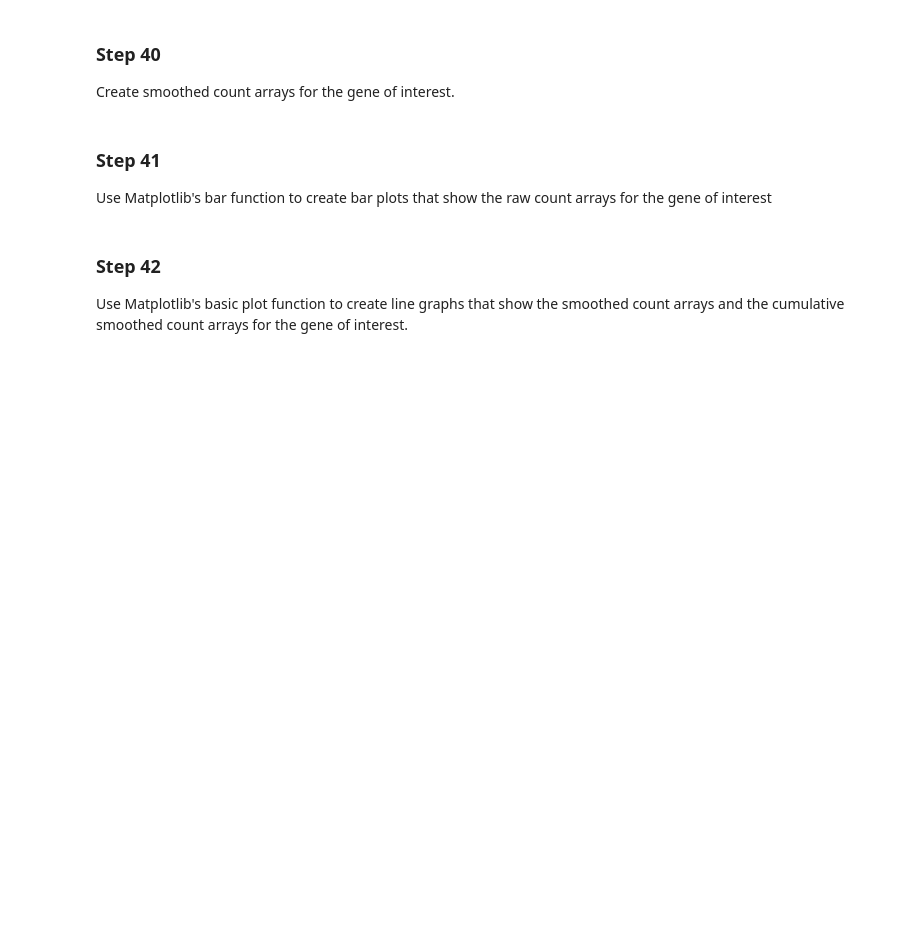
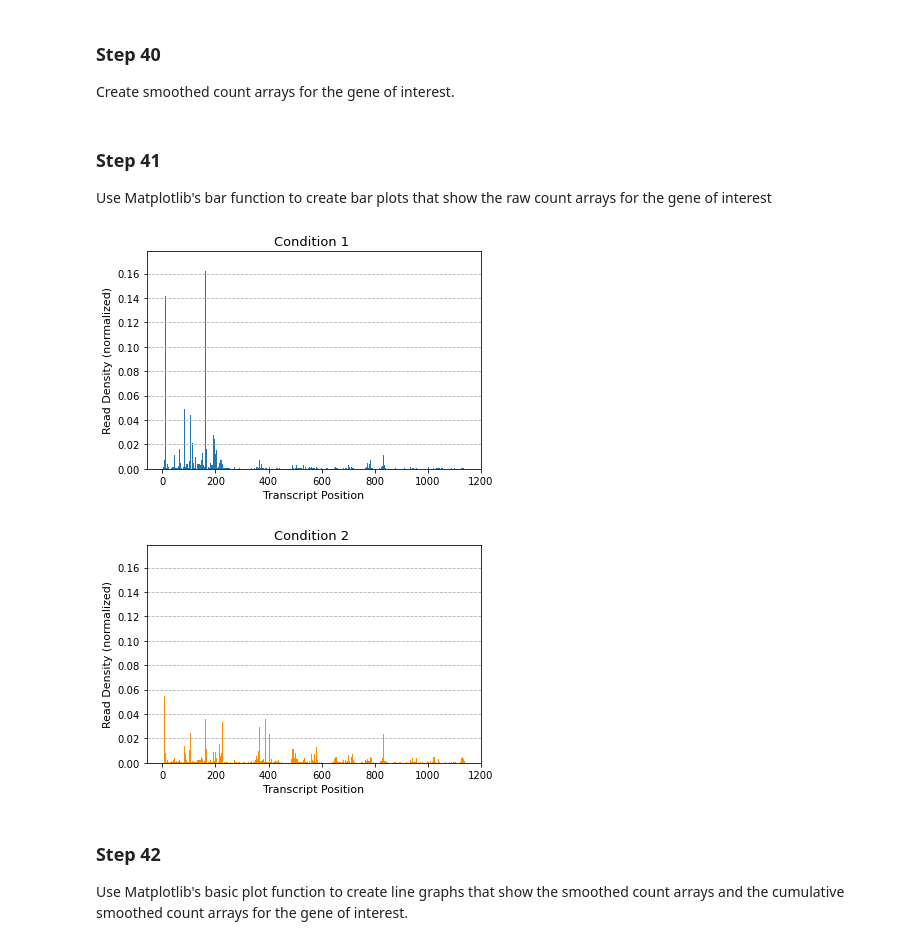
Before and after one commit to greenblattlab/Analysis_Of_Ribosome_Pausing, a Jupyter notebook: example_analysis_notebooks/differential_analysis.ipynb, the cells around one changed output. Saved outputs shown, nothing was run; the diff lists cells and outputs as text; code cells hidden in the pictures; blank space fills up the shorter version.

```diff
--- a/example_analysis_notebooks/differential_analysis.ipynb
+++ b/example_analysis_notebooks/differential_analysis.ipynb
@@ -28,6 +28,6 @@ Load in the count arrays for the experimental and control datasets.
 # %%
-data_exp, names_exp = utils.load_count_positions(counts_path + mutation+"_"+samp_num+"_counts.csv")
-data_control, names_control = utils.load_count_positions(counts_path + "control_"+ samp_num +"_counts.csv")
+data_cond1, names_cond1 = utils.load_count_positions(counts_path + condition1 + "_" + samp_num + "_counts.csv")
+data_cond2, names_cond2 = utils.load_count_positions(counts_path + condition2 + "_" + samp_num + "_counts.csv")
 # %% [markdown]
 ### Step 28
 Smooth out the count arrays using LOESS smoothing and calculate the cumulative read distributions. The get_smoothed_vector function from the utilities.py file is set up to perform Loess smoothing with a window size equal to 5% of the transcript length and calculates the cumulative read distribution. This step can take some time so it is recommended to use the multiprocess’ Pool() function to complete this using multiple cores.
@@ -35,12 +35,12 @@ Smooth out the count arrays using LOESS smoothing and calculate the cumulative r
 max_pool = 8
 
 with Pool(max_pool) as p:
-    pool_control, pool_exp = list(
+    pool_cond2, pool_cond1 = list(
             p.imap(utils.get_smoothed_vector,
-                   data_control)
+                   data_cond2)
         ), list(
             p.imap(utils.get_smoothed_vector,
-                    data_exp)
+                    data_cond1)
         )
 # %% [markdown]
 ### Step 29
@@ -48,10 +48,10 @@ For each gene in the experimental and control datasets, calculate the KS-statist
 # %%
 ks_list = []
 len_list = []
-for tr_m, tr_c, index in zip(data_exp, data_control, list(range(len(data_exp)))):
+for tr_m, tr_c, index in zip(data_cond1, data_cond2, list(range(len(data_cond1)))):
     position = np.array(list(range(len(tr_m))))
-    smoothed_vec_m, cumul_m = pool_exp[index]
-    smoothed_vec_c, cumul_c = pool_control[index]
+    smoothed_vec_m, cumul_m = pool_cond1[index]
+    smoothed_vec_c, cumul_c = pool_cond2[index]
 
     ks = max(abs(cumul_m - cumul_c))
     ks_list.append(ks)
@@ -169,10 +171,10 @@ Choose a gene of interest and then find its count vector from the control and ex
 # %%
-my_gene = 'Aox3'
-for tr_m, tr_c, name in zip(data_exp, data_control, names_exp):
+my_gene = 'Selenop'
+for tr_m, tr_c, name in zip(data_cond1, data_cond2, names_cond1):
     if name == my_gene:
-        my_vec_exp = tr_m
-        my_vec_control = tr_c
-if len(my_vec_exp) == 0:
+        my_vec_cond1 = tr_m
+        my_vec_cond2 = tr_c
+if len(my_vec_cond1) == 0:
     raise ValueError('Gene name not found')
 # %% [markdown]
 ### Step 40
@@ -184,24 +186,27 @@ smoothed_vec_c, cumul_c = utils.get_smoothed_vector(my_vec_control+0.00000000001
 ### Step 41
 Use Matplotlib's bar function to create bar plots that show the raw count arrays for the gene of interest
 # %%
-maxi = max([max(my_vec_exp/sum(my_vec_exp)), max(my_vec_control/sum(my_vec_control))])
+maxi = max([max(my_vec_cond1/sum(my_vec_cond1)), max(my_vec_cond2/sum(my_vec_cond2))])
 
-plt.bar(list(range(len(my_vec_exp))),my_vec_exp/sum(my_vec_exp), width = 4)
+plt.bar(list(range(len(my_vec_cond1))),my_vec_cond1/sum(my_vec_cond1), width = 4)
 plt.ylim([0,maxi*1.1])
 plt.ylabel("Read Density (normalized)", fontsize = 11)
 plt.xlabel("Transcript Position", fontsize = 11)
 plt.title("Condition 1 ", fontsize = 13)
 axes = plt.gca()
 axes.yaxis.grid(linestyle = "--")
 plt.show()
 
-plt.bar(list(range(len(my_vec_exp))), my_vec_control/sum(my_vec_control), color = "darkorange", width = 4)
+plt.bar(list(range(len(my_vec_cond1))), my_vec_cond2/sum(my_vec_cond2), color = "darkorange", width = 4)
 plt.ylim([0,maxi*1.1])
 plt.ylabel("Read Density (normalized)", fontsize = 11)
 plt.xlabel("Transcript Position", fontsize = 11)
 plt.title("Condition 2 ", fontsize = 13)
 axes = plt.gca()
 axes.yaxis.grid(linestyle = "--")
+# %% [output]
+[figure, added]
+[figure, added]
 # %% [markdown]
 ### Step 42
 Use Matplotlib's basic plot function to create line graphs that show the smoothed count arrays and the cumulative smoothed count arrays for the gene of interest.
```
Also changed, not shown: parts of 12 cells of this notebook, 3 other files.
